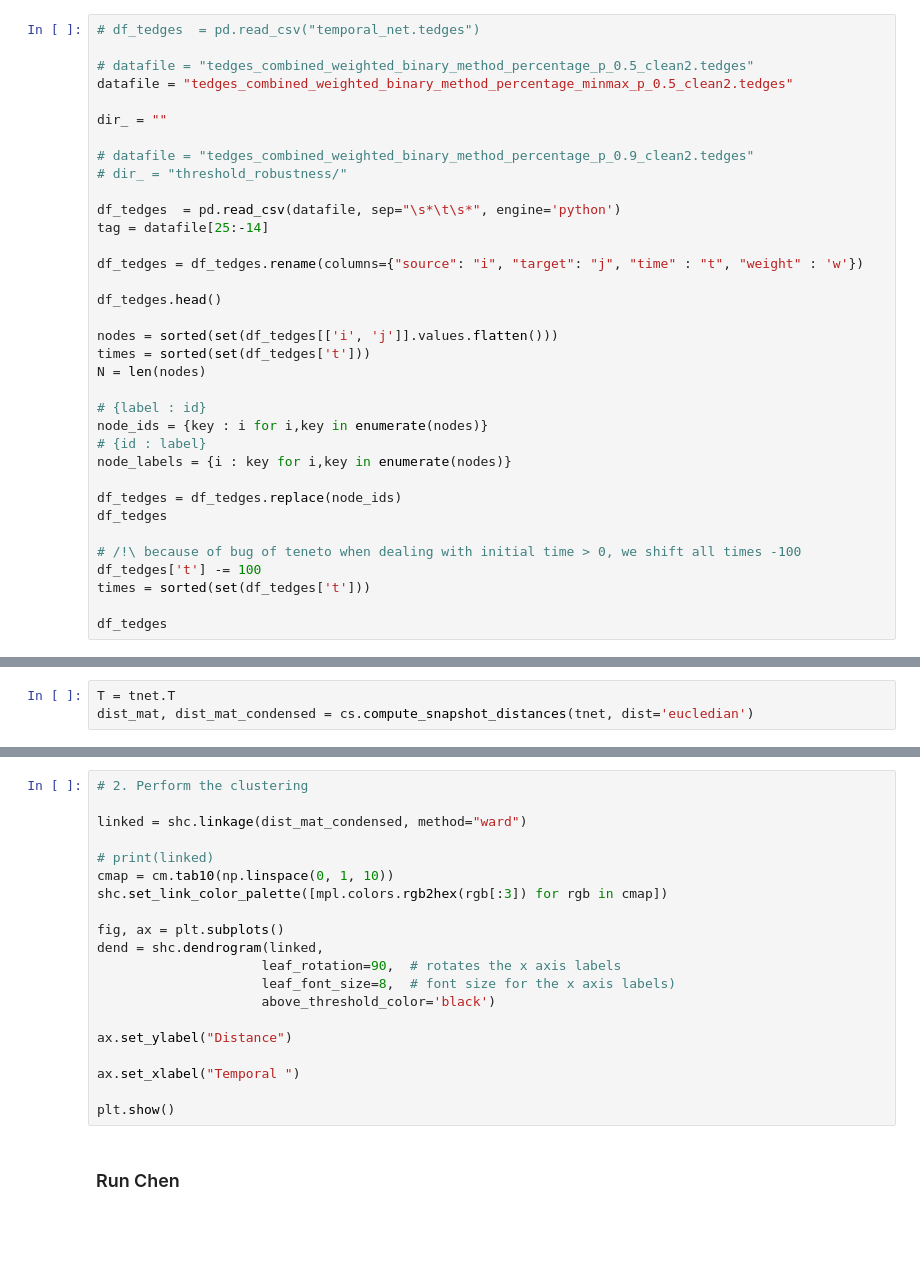
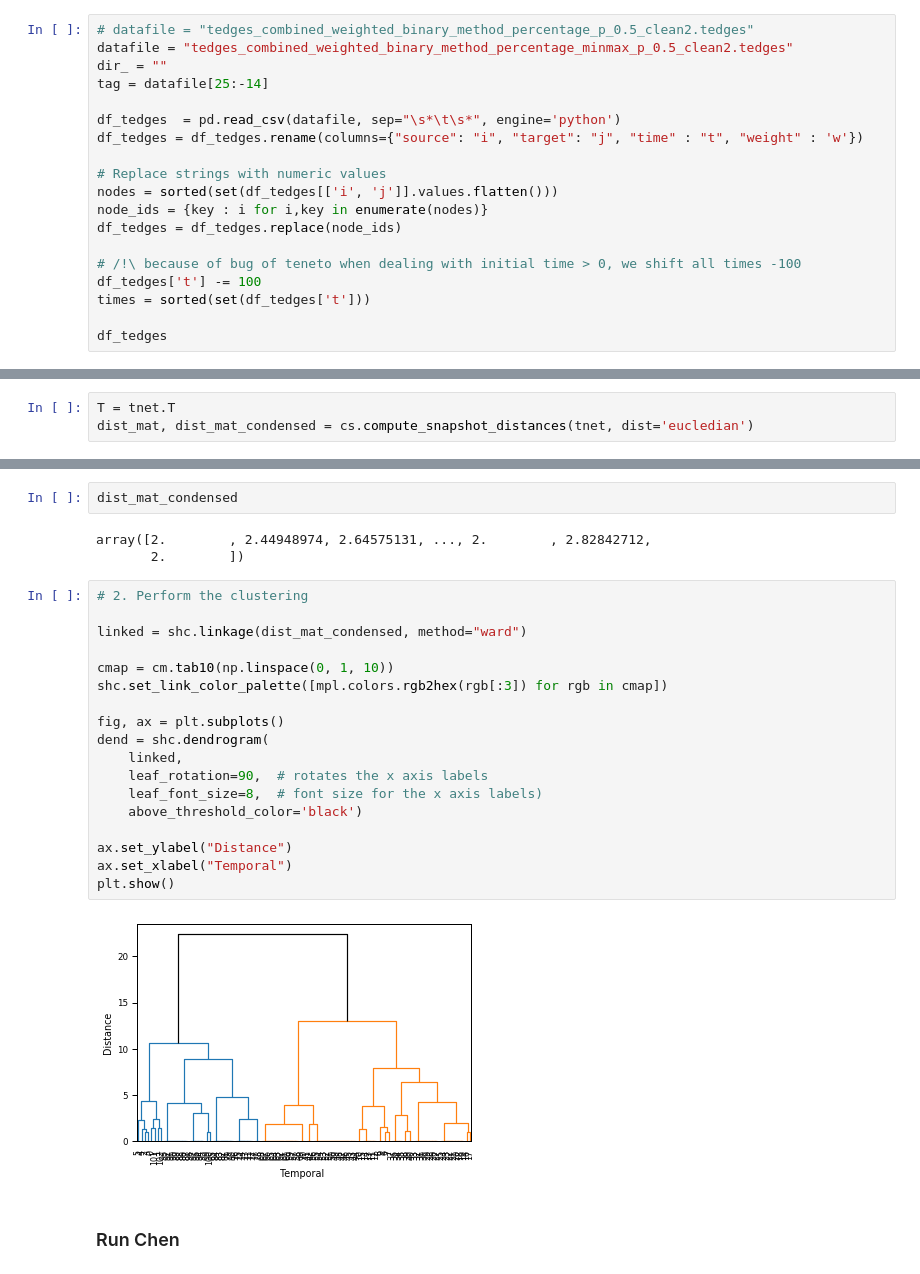
Before and after one commit to OzYossarian/CellCyclePhases, a Jupyter notebook: tempnet_hierarchical_clustering_to_extract_phases_clean1.ipynb, the cells around one changed output, grey strips where cells are left out. Drawn from its saved outputs; the diff is of its cells as text; blank space fills up the shorter version.

```diff
--- a/tempnet_hierarchical_clustering_to_extract_phases_clean1.ipynb
+++ b/tempnet_hierarchical_clustering_to_extract_phases_clean1.ipynb
@@ -37,34 +37,18 @@ from sklearn.datasets import make_blobs
 # %% [markdown]
 ## Load our cell cycle temporal network
 # %%
-# df_tedges  = pd.read_csv("temporal_net.tedges")
-
 # datafile = "tedges_combined_weighted_binary_method_percentage_p_0.5_clean2.tedges"
 datafile = "tedges_combined_weighted_binary_method_percentage_minmax_p_0.5_clean2.tedges"
-
 dir_ = ""
-
-# datafile = "tedges_combined_weighted_binary_method_percentage_p_0.9_clean2.tedges"
-# dir_ = "threshold_robustness/"
+tag = datafile[25:-14]
 
 df_tedges  = pd.read_csv(datafile, sep="\s*\t\s*", engine='python')
-tag = datafile[25:-14]
-
 df_tedges = df_tedges.rename(columns={"source": "i", "target": "j", "time" : "t", "weight" : 'w'})
 
-df_tedges.head()
-
+# Replace strings with numeric values
 nodes = sorted(set(df_tedges[['i', 'j']].values.flatten()))
-times = sorted(set(df_tedges['t']))
-N = len(nodes)
-
-# {label : id}
 node_ids = {key : i for i,key in enumerate(nodes)}
-# {id : label}
-node_labels = {i : key for i,key in enumerate(nodes)}
-
 df_tedges = df_tedges.replace(node_ids)
-df_tedges
 
 # /!\ because of bug of teneto when dealing with initial time > 0, we shift all times -100
 df_tedges['t'] -= 100
@@ -152,23 +208,28 @@ T
+# %%
+dist_mat_condensed
+# %% [output]
+array([2.        , 2.44948974, 2.64575131, ..., 2.        , 2.82842712,
+       2.        ])
 # %%
 # 2. Perform the clustering
 
 linked = shc.linkage(dist_mat_condensed, method="ward")
 
-# print(linked)
 cmap = cm.tab10(np.linspace(0, 1, 10))
 shc.set_link_color_palette([mpl.colors.rgb2hex(rgb[:3]) for rgb in cmap])
 
 fig, ax = plt.subplots()
-dend = shc.dendrogram(linked,
-                     leaf_rotation=90,  # rotates the x axis labels
-                     leaf_font_size=8,  # font size for the x axis labels)
-                     above_threshold_color='black')
+dend = shc.dendrogram(
+    linked,
+    leaf_rotation=90,  # rotates the x axis labels
+    leaf_font_size=8,  # font size for the x axis labels)
+    above_threshold_color='black')
 
 ax.set_ylabel("Distance")
-
-ax.set_xlabel("Temporal ")
-
+ax.set_xlabel("Temporal")
 plt.show()
+# %% [output]
+[figure, added]
 # %% [markdown]
 ### Run Chen
 # %%
```
Also changed, not shown: parts of 20 cells of this notebook, 14 other files.
